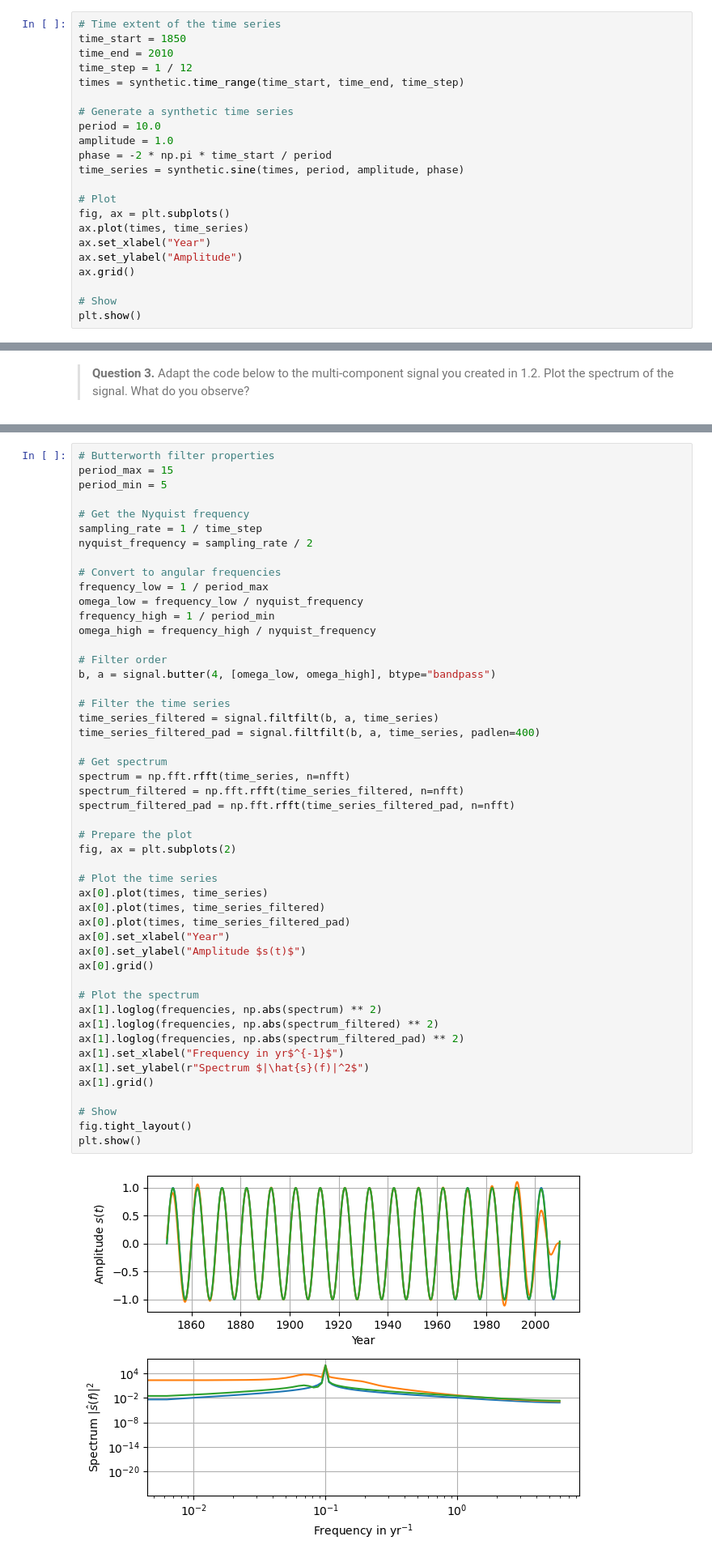
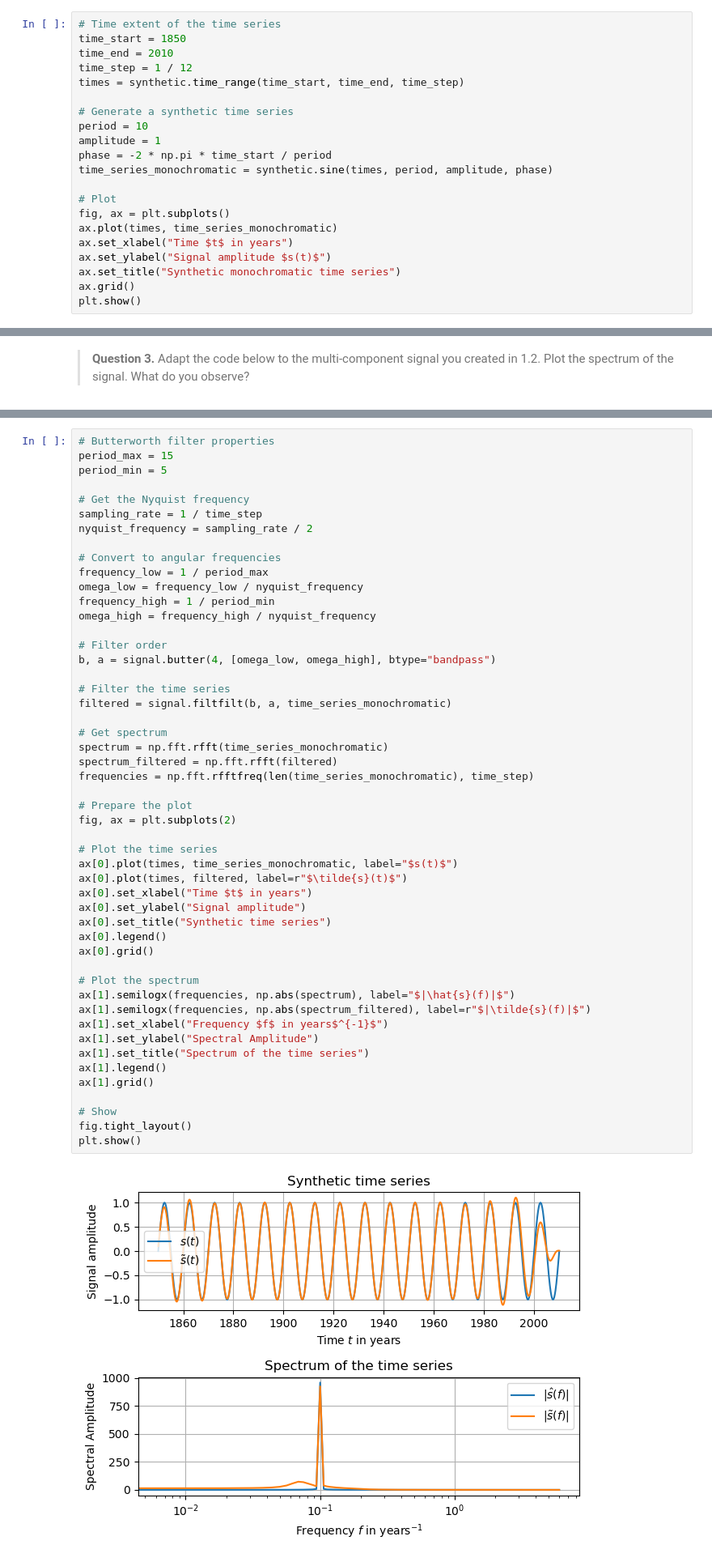
Before and after one commit to leonard-seydoux/scientific-computing-for-geophysical-problems, a Jupyter notebook: notebooks/1_signal_processing/signal_processing.ipynb, the cells around one changed output, grey strips where cells are left out. Shown: that part at 81% size. Drawn from its saved outputs; the diff is of its cells as text.

```diff
--- a/notebooks/1_signal_processing/signal_processing.ipynb
+++ b/notebooks/1_signal_processing/signal_processing.ipynb
@@ -57,18 +68,17 @@ time_step = 1 / 12
 times = synthetic.time_range(time_start, time_end, time_step)
 
 # Generate a synthetic time series
-period = 10.0
-amplitude = 1.0
+period = 10
+amplitude = 1
 phase = -2 * np.pi * time_start / period
-time_series = synthetic.sine(times, period, amplitude, phase)
+time_series_monochromatic = synthetic.sine(times, period, amplitude, phase)
 
 # Plot
 fig, ax = plt.subplots()
-ax.plot(times, time_series)
-ax.set_xlabel("Year")
-ax.set_ylabel("Amplitude")
+ax.plot(times, time_series_monochromatic)
+ax.set_xlabel("Time $t$ in years")
+ax.set_ylabel("Signal amplitude $s(t)$")
+ax.set_title("Synthetic monochromatic time series")
 ax.grid()
-
-# Show
 plt.show()
 # %% [output]
@@ -144,47 +194,48 @@ period_min = 5
 # Get the Nyquist frequency
 sampling_rate = 1 / time_step
 nyquist_frequency = sampling_rate / 2
 
 # Convert to angular frequencies
 frequency_low = 1 / period_max
 omega_low = frequency_low / nyquist_frequency
 frequency_high = 1 / period_min
 omega_high = frequency_high / nyquist_frequency
 
 # Filter order
 b, a = signal.butter(4, [omega_low, omega_high], btype="bandpass")
 
 # Filter the time series
-time_series_filtered = signal.filtfilt(b, a, time_series)
-time_series_filtered_pad = signal.filtfilt(b, a, time_series, padlen=400)
+filtered = signal.filtfilt(b, a, time_series_monochromatic)
 
 # Get spectrum
-spectrum = np.fft.rfft(time_series, n=nfft)
-spectrum_filtered = np.fft.rfft(time_series_filtered, n=nfft)
-spectrum_filtered_pad = np.fft.rfft(time_series_filtered_pad, n=nfft)
+spectrum = np.fft.rfft(time_series_monochromatic)
+spectrum_filtered = np.fft.rfft(filtered)
+frequencies = np.fft.rfftfreq(len(time_series_monochromatic), time_step)
 
 # Prepare the plot
 fig, ax = plt.subplots(2)
 
 # Plot the time series
-ax[0].plot(times, time_series)
-ax[0].plot(times, time_series_filtered)
-ax[0].plot(times, time_series_filtered_pad)
-ax[0].set_xlabel("Year")
-ax[0].set_ylabel("Amplitude $s(t)$")
+ax[0].plot(times, time_series_monochromatic, label="$s(t)$")
+ax[0].plot(times, filtered, label=r"$\tilde{s}(t)$")
+ax[0].set_xlabel("Time $t$ in years")
+ax[0].set_ylabel("Signal amplitude")
+ax[0].set_title("Synthetic time series")
+ax[0].legend()
 ax[0].grid()
 
 # Plot the spectrum
-ax[1].loglog(frequencies, np.abs(spectrum) ** 2)
-ax[1].loglog(frequencies, np.abs(spectrum_filtered) ** 2)
-ax[1].loglog(frequencies, np.abs(spectrum_filtered_pad) ** 2)
-ax[1].set_xlabel("Frequency in yr$^{-1}$")
-ax[1].set_ylabel(r"Spectrum $|\hat{s}(f)|^2$")
+ax[1].semilogx(frequencies, np.abs(spectrum), label="$|\hat{s}(f)|$")
+ax[1].semilogx(frequencies, np.abs(spectrum_filtered), label=r"$|\tilde{s}(f)|$")
+ax[1].set_xlabel("Frequency $f$ in years$^{-1}$")
+ax[1].set_ylabel("Spectral Amplitude")
+ax[1].set_title("Spectrum of the time series")
+ax[1].legend()
 ax[1].grid()
 
 # Show
 fig.tight_layout()
 plt.show()
 # %% [output]
-[figure, old version]
+[figure, new version]
 # %% [markdown]
```
Also changed, not shown: parts of 19 cells of this notebook, 2 other files.
